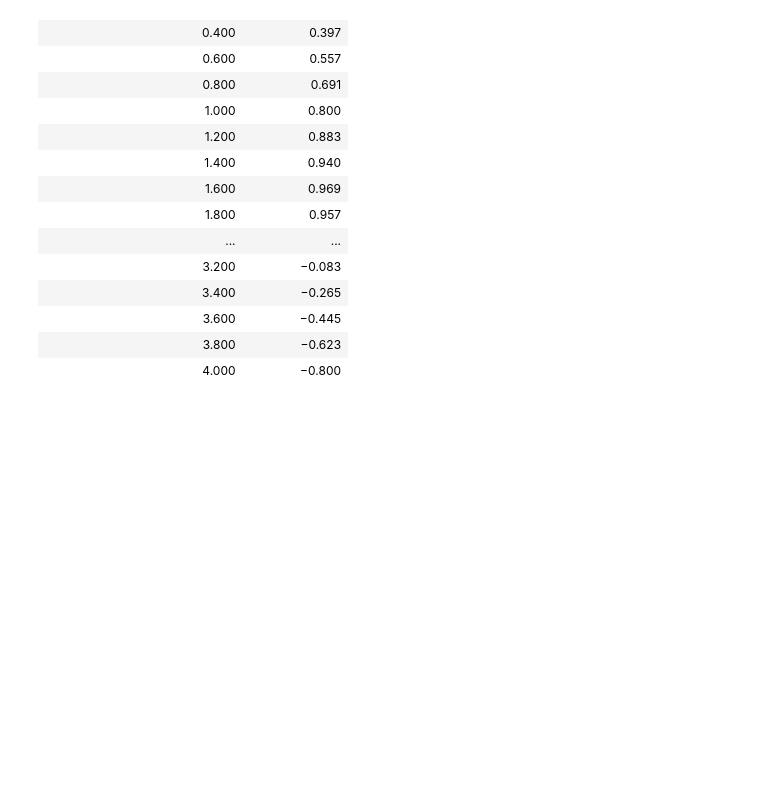
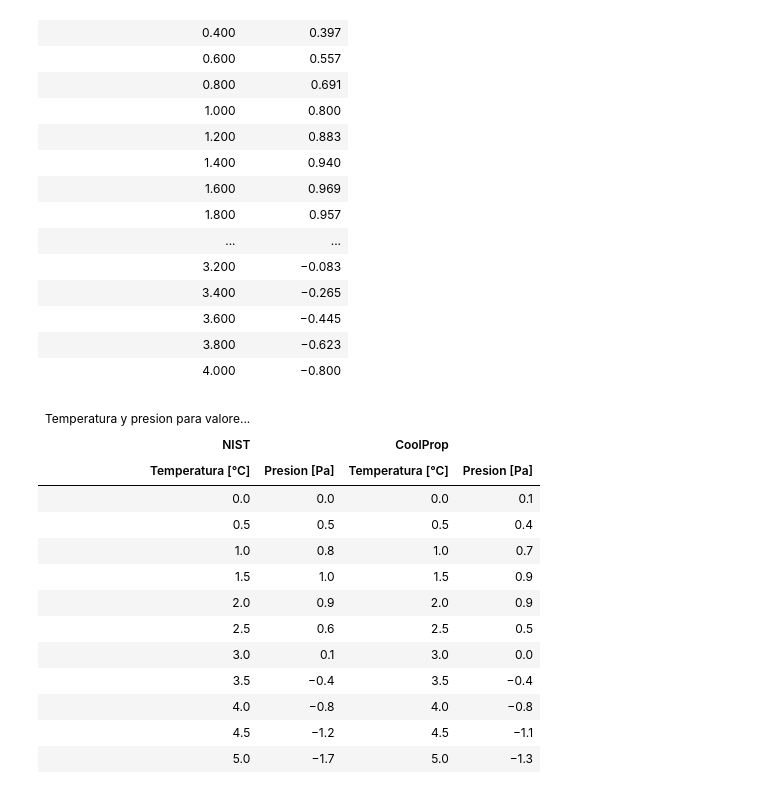
Before and after one commit to cd-luzi/thermo-pkg-nist-compare, a Jupyter notebook: src/thermo_pkg_nist_compare/generador_tablas_especificaciones.ipynb, the cells around one changed output. Cells and saved outputs as stored; diff of their text form; code cells hidden in the pictures; blank space fills up the shorter version.

```diff
--- a/src/thermo_pkg_nist_compare/generador_tablas_especificaciones.ipynb
+++ b/src/thermo_pkg_nist_compare/generador_tablas_especificaciones.ipynb
@@ -117,3 +117,26 @@ Agregar nombre de las variables. No se guardó la tabla.
 | 3.600 | −0.445 |
 | 3.800 | −0.623 |
 | 4.000 | −0.800 |
+# %%
+x = np.array([0, 1, 2, 3, 4])
+y = np.array([0, 0.8, 0.9, 0.1, -0.8])
+
+x_2 = np.array([0, 1.5, 1.7, 3.5, 3.9])
+y_2 = np.array([0.1, 0.85, 0.89, -0.4, -0.7])
+
+tabular(x, y, titulo_1="NIST", x_comp=x_2, y_comp=y_2, titulo_2="CoolProp", comienzo=0, fin=5, espaciado=0.5, decimales=1, nombre_x="temperatura", nombre_y="presion", unidad_x="°C", unidad_y="Pa", interpolar=True)
+# %% [output]
+| Temperatura y presion para valore... |  |  |  |
+| NIST |  | CoolProp |  |
+| Temperatura [°C] | Presion [Pa] | Temperatura [°C] | Presion [Pa] |
+| 0.0 | 0.0 | 0.0 | 0.1 |
+| 0.5 | 0.5 | 0.5 | 0.4 |
+| 1.0 | 0.8 | 1.0 | 0.7 |
+| 1.5 | 1.0 | 1.5 | 0.9 |
+| 2.0 | 0.9 | 2.0 | 0.9 |
+| 2.5 | 0.6 | 2.5 | 0.5 |
+| 3.0 | 0.1 | 3.0 | 0.0 |
+| 3.5 | −0.4 | 3.5 | −0.4 |
+| 4.0 | −0.8 | 4.0 | −0.8 |
+| 4.5 | −1.2 | 4.5 | −1.1 |
+| 5.0 | −1.7 | 5.0 | −1.3 |
```
Also changed, not shown: 2 other files.
